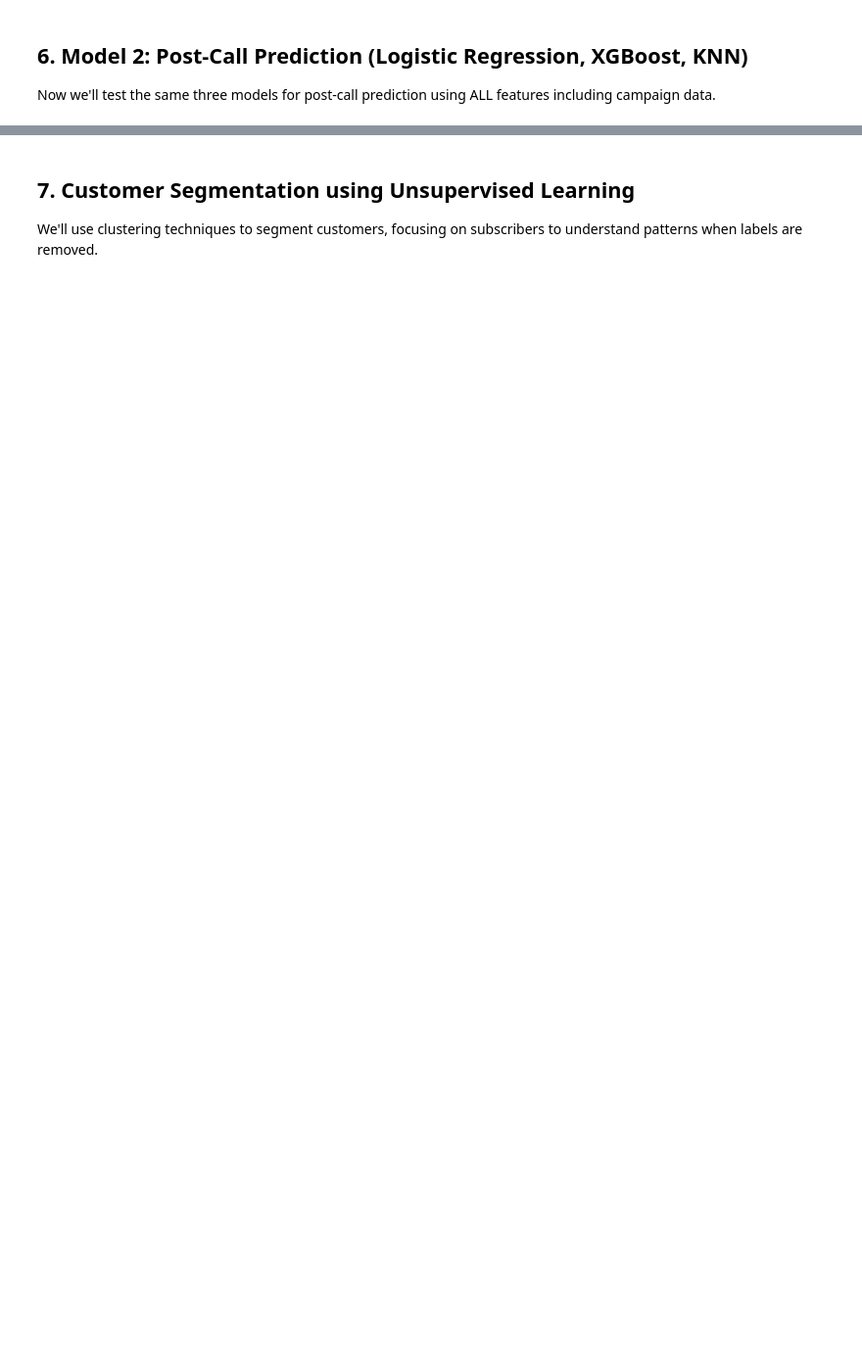
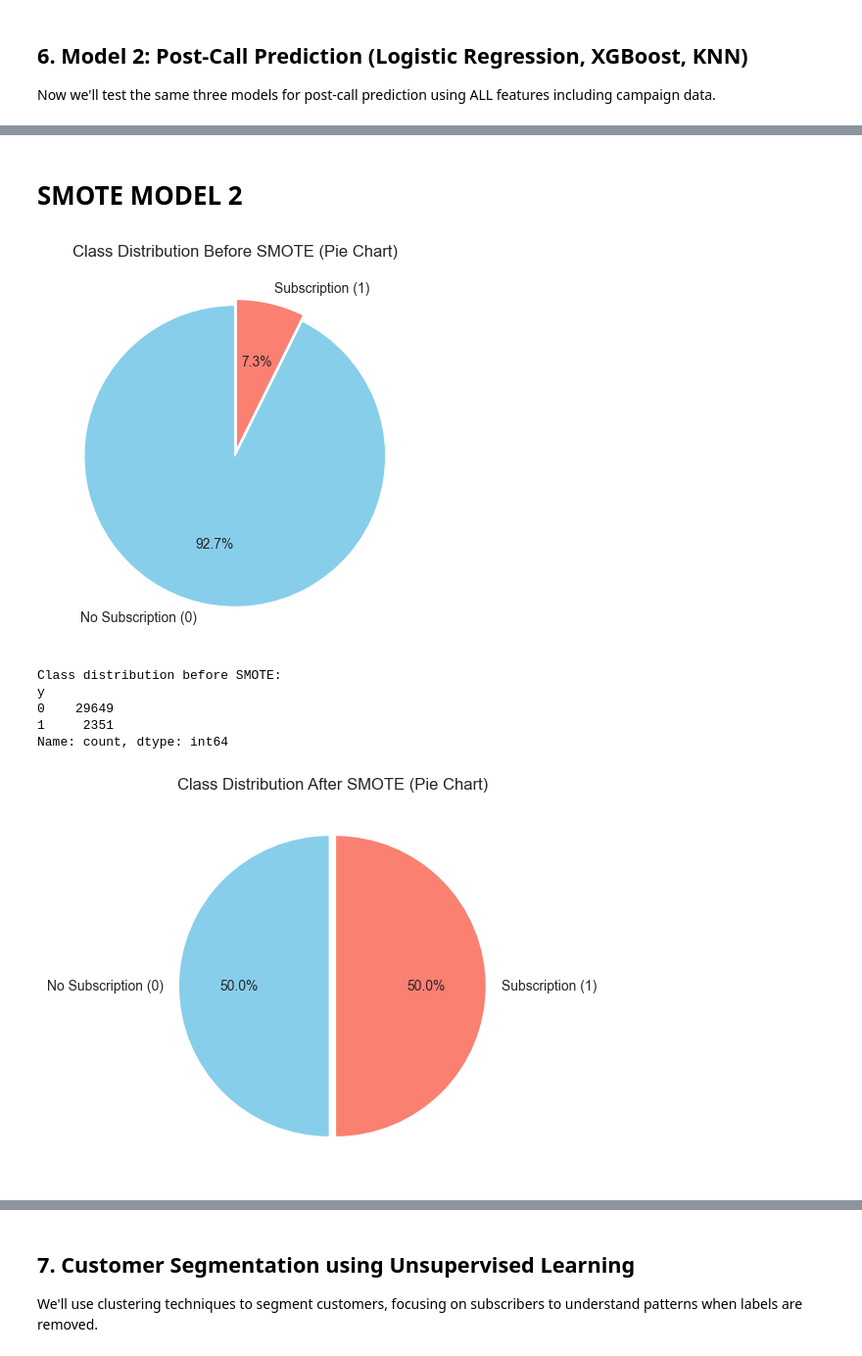
Before and after one commit to osamaizhar/Term-Deposit-Marketing-Analysis, a Jupyter notebook: prediction_model_training_v2.ipynb, the cells around one changed output, grey strips where cells are left out. Shown at 98% size. Cells and saved outputs as stored; diff of their text form; code cells hidden in the pictures; blank space fills up the shorter version.

```diff
--- a/prediction_model_training_v2.ipynb
+++ b/prediction_model_training_v2.ipynb
@@ -1165,0 +1421,12 @@ print(f"\n✅ Completed testing all three models for Post-Call Prediction!")
+# %% [markdown]
+# SMOTE MODEL 2
+# %%
+smote(X2_train_encoded, X2_test_encoded, y2_train, y2_test, seed)
+# %% [output]
+[figure, added]
+Class distribution before SMOTE:
+y
+0    29649
+1     2351
+Name: count, dtype: int64
+[figure, added]
```
Also changed, not shown: parts of 41 cells of this notebook.
